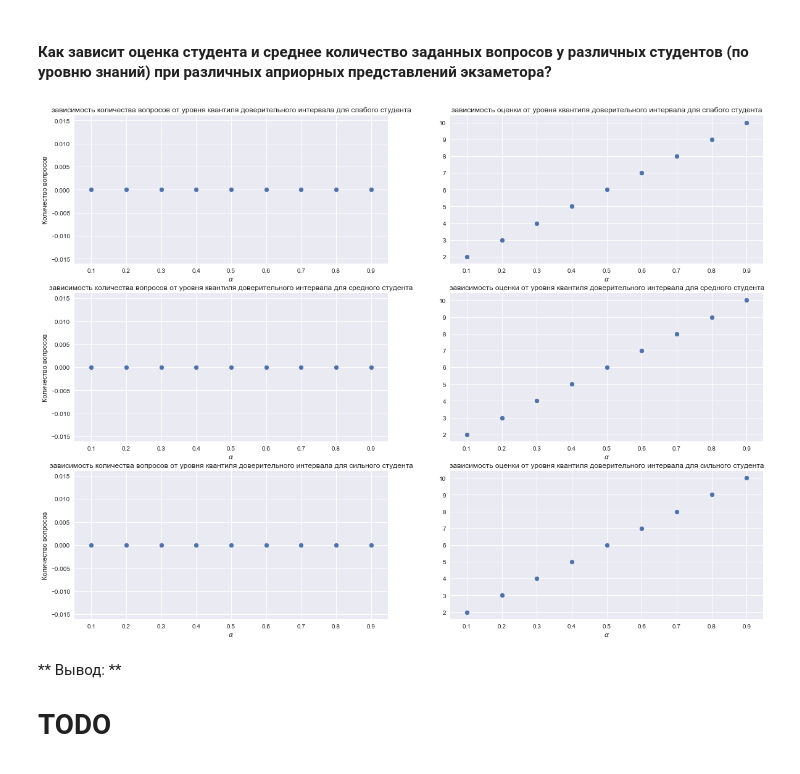
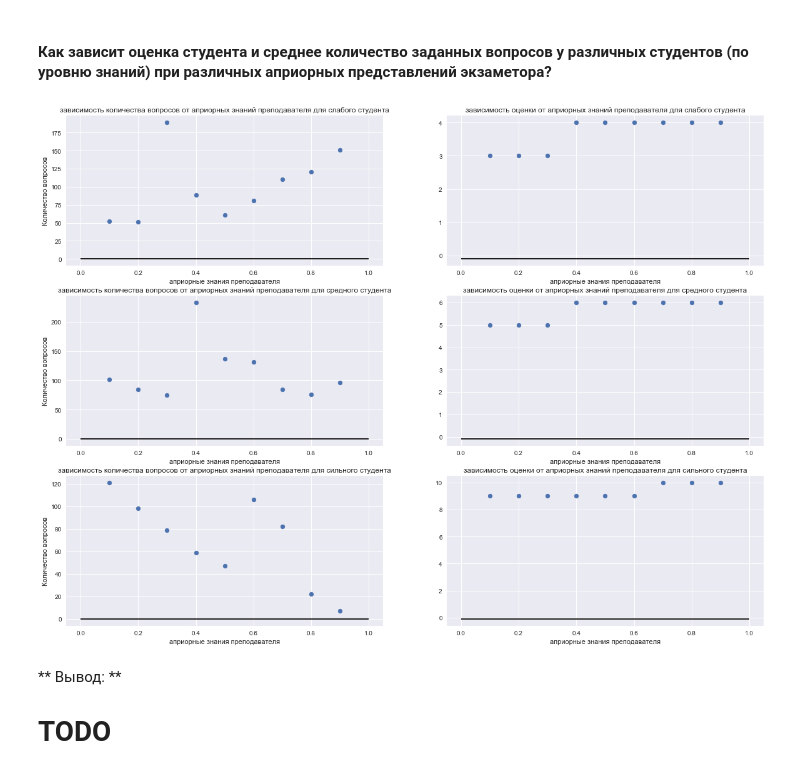
Before and after one commit to ArtemKupriyanov/MIPT-PROGRAMMING, a Jupyter notebook: Math-Stat/4_task/4.92.ipynb, the cells around one changed output. Saved outputs shown, nothing was run; the diff lists cells and outputs as text; code cells hidden in the pictures.

```diff
--- a/Math-Stat/4_task/4.92.ipynb
+++ b/Math-Stat/4_task/4.92.ipynb
@@ -619,17 +619,15 @@ def bern_posterior_params(sample, a, b):
                                           range(len(sample)+1))))
     return params
 # %%
-n_questions = 100
+n_questions = 600
 strong, medium, weak = 0.9, 0.5, 0.2
 strong_student_sample = sps.bernoulli(p=strong).rvs(n_questions)
 medium_student_sample = sps.bernoulli(p=medium).rvs(n_questions)
 weak_student_sample = sps.bernoulli(p=weak).rvs(n_questions)
 alpha_array = np.linspace(0.5, 1, 21)
 
-def prior_params(type_student, good_params, n_questions):
-    if good_params:
-        return type_student * n_questions, (1 - type_student) * n_questions
-    return (1 - type_student) * n_questions, type_student * n_questions
+def prior_params(type_student):
+        return type_student * 20, (1 - type_student) * 20
 # %%
 def cnt_marks_in_credible_interval(left_ci, right_ci):
     ''' Считает количество оценок, которые попали в байесовский доверительный интервал
@@ -652,7 +650,7 @@ for i, sample, type_student, label_student in zip([1, 2, 3], [weak_student_sampl
                                                               strong_student_sample],
                                [weak, medium, strong],
                                                   ["слабого студента", "средного студента", "сильного студента"]):
-    posterior_params = bern_posterior_params(sample, *prior_params(type_student, True, n_questions))
+    posterior_params = bern_posterior_params(sample, *prior_params(type_student))
     marks = []
     cnt_quest_array = []
     for alpha in alpha_array:
@@ -669,15 +667,17 @@ for i, sample, type_student, label_student in zip([1, 2, 3], [weak_student_sampl
                 break
             if cnt_questions == len(credible_interval) - 1:
                 cnt_quest_array.append(cnt_questions)
-                marks.append(0)
+                marks.append(-1)
     #     print("______________________________")
     #     print("______________________________")
     plt.subplot(3, 2, 2 * i - 1)
     plt.scatter(alpha_array, cnt_quest_array)
+    plt.hlines(-0.1, 0.5, 1)
     plt.title("зависимость количества вопросов от уровня квантиля доверительного интервала для %s" % label_student)
     plt.xlabel("$\\alpha$")
     plt.ylabel("Количество вопросов")
     plt.subplot(3, 2, 2 * i)
+    plt.hlines(-0.1, 0.5, 1)
     plt.scatter(alpha_array, marks)
     plt.title("зависимость оценки от уровня квантиля доверительного интервала для %s" % label_student)
     plt.xlabel("$\\alpha$")
@@ -693,44 +693,48 @@ plt.show()
 plt.figure(figsize=(20, 15))
 for i, sample, type_student, label_student in zip([1, 2, 3], [weak_student_sample,
                                                               medium_student_sample,
                                                               strong_student_sample],
                                [weak, medium, strong],
                                                   ["слабого студента",
                                                    "средного студента",
                                                    "сильного студента"]):
     marks = []
     cnt_quest_array = []
     prior = np.arange(1, 10) / 10
     for prior_teacher in prior:
-        posterior_params = bern_posterior_params(sample, *prior_params(prior_teacher, True, n_questions))
+        posterior_params = bern_posterior_params(sample, *prior_params(prior_teacher))
+#         print(type_student, prior_teacher)
+#         print(posterior_params)
         credible_interval = get_bayesian_interval(sps.beta, posterior_params)
-    #     for cr in credible_interval:
-    #         print(cr)
+#         for cr in credible_interval:
+#             print(cr, cr[1] - cr[0])
         for cnt_questions, ci in enumerate(credible_interval):
             mark, len_ci_marks = cnt_marks_in_credible_interval(*ci)
             if mark is not None:
     #             print(cnt_questions)
                 cnt_quest_array.append(cnt_questions)
                 marks.append(mark)
                 break
             if cnt_questions == len(credible_interval) - 1:
                 cnt_quest_array.append(cnt_questions)
-                marks.append(0)
-    #     print("______________________________")
-    #     print("______________________________")
+                marks.append(-1)
+#         print("______________________________")
+#         print("______________________________")
     plt.subplot(3, 2, 2 * i - 1)
     plt.scatter(prior, cnt_quest_array)
-    plt.title("зависимость количества вопросов от уровня квантиля доверительного интервала для %s" % label_student)
-    plt.xlabel("$\\alpha$")
+    plt.hlines(-0.1, 0, 1)
+    plt.title("зависимость количества вопросов от априорных знаний преподавателя для %s" % label_student)
+    plt.xlabel("априорные знания преподавателя")
     plt.ylabel("Количество вопросов")
     plt.subplot(3, 2, 2 * i)
+    plt.hlines(-0.1, 0, 1)
     plt.scatter(prior, marks)
-    plt.title("зависимость оценки от уровня квантиля доверительного интервала для %s" % label_student)
-    plt.xlabel("$\\alpha$")
+    plt.title("зависимость оценки от априорных знаний преподавателя для %s" % label_student)
+    plt.xlabel("априорные знания преподавателя")
     plt.ylabel("")
 plt.show()
 # %% [output]
-[figure, old version]
+[figure, new version]
 # %% [markdown]
 ** Вывод: **
 # TODO
```
Also changed, not shown: parts of 3 cells of this notebook.
